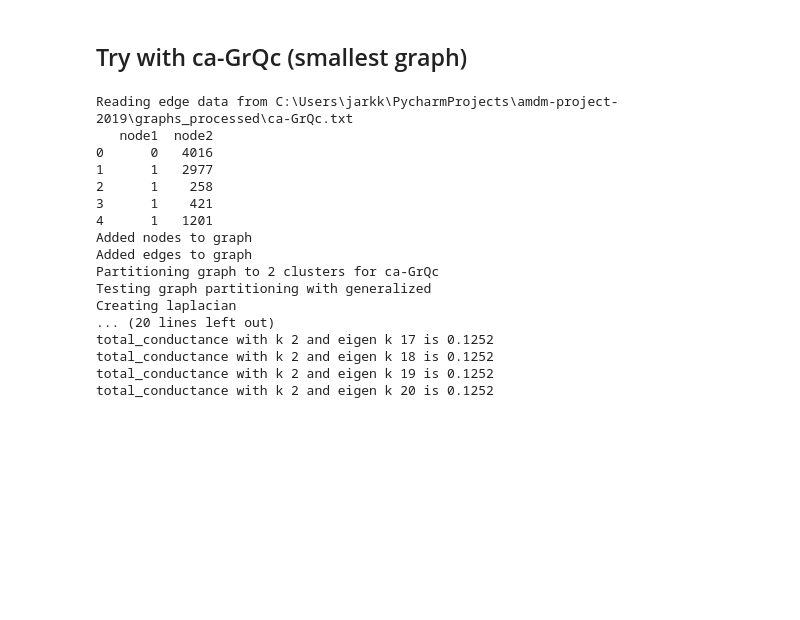
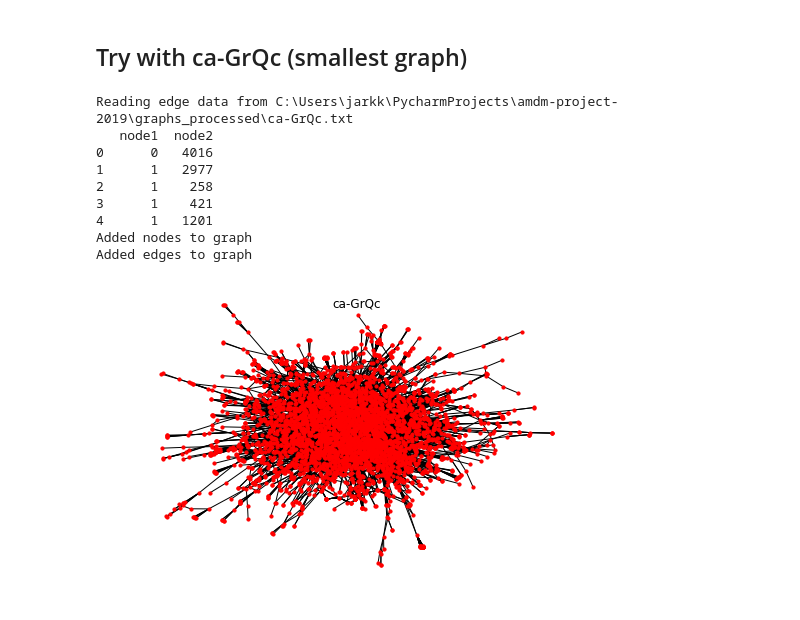
Before and after one commit to hietalajulius/amdm-project-2019, a Jupyter notebook: Running spectral partitioning.ipynb, the cells around one changed output. Cells and saved outputs as stored; diff of their text form; code cells hidden in the pictures; blank space fills up the shorter version.

```diff
--- a/Running spectral partitioning.ipynb
+++ b/Running spectral partitioning.ipynb
@@ -11,26 +9,16 @@ from graph import Graph
 # %%
 fname = 'ca-GrQc'
 graph = Graph(fname=fname,
                   fpath="")
-
-#graph.draw_map()
-graph.partition_graph(algorithm="sparse_k_test")
-#gprah.draw_partitioned_map()
+graph.draw_map()
 # %% [output]
 Reading edge data from C:\Users\jarkk\PycharmProjects\amdm-project-2019\graphs_processed\ca-GrQc.txt
    node1  node2
 0      0   4016
 1      1   2977
 2      1    258
 3      1    421
 4      1   1201
 Added nodes to graph
 Added edges to graph
-Partitioning graph to 2 clusters for ca-GrQc
-Testing graph partitioning with generalized
-Creating laplacian
-... (20 lines left out)
-total_conductance with k 2 and eigen k 17 is 0.1252
-total_conductance with k 2 and eigen k 18 is 0.1252
-total_conductance with k 2 and eigen k 19 is 0.1252
-total_conductance with k 2 and eigen k 20 is 0.1252
+[figure, added]
```
Also changed, not shown: parts of 4 cells of this notebook, 3 other files.
